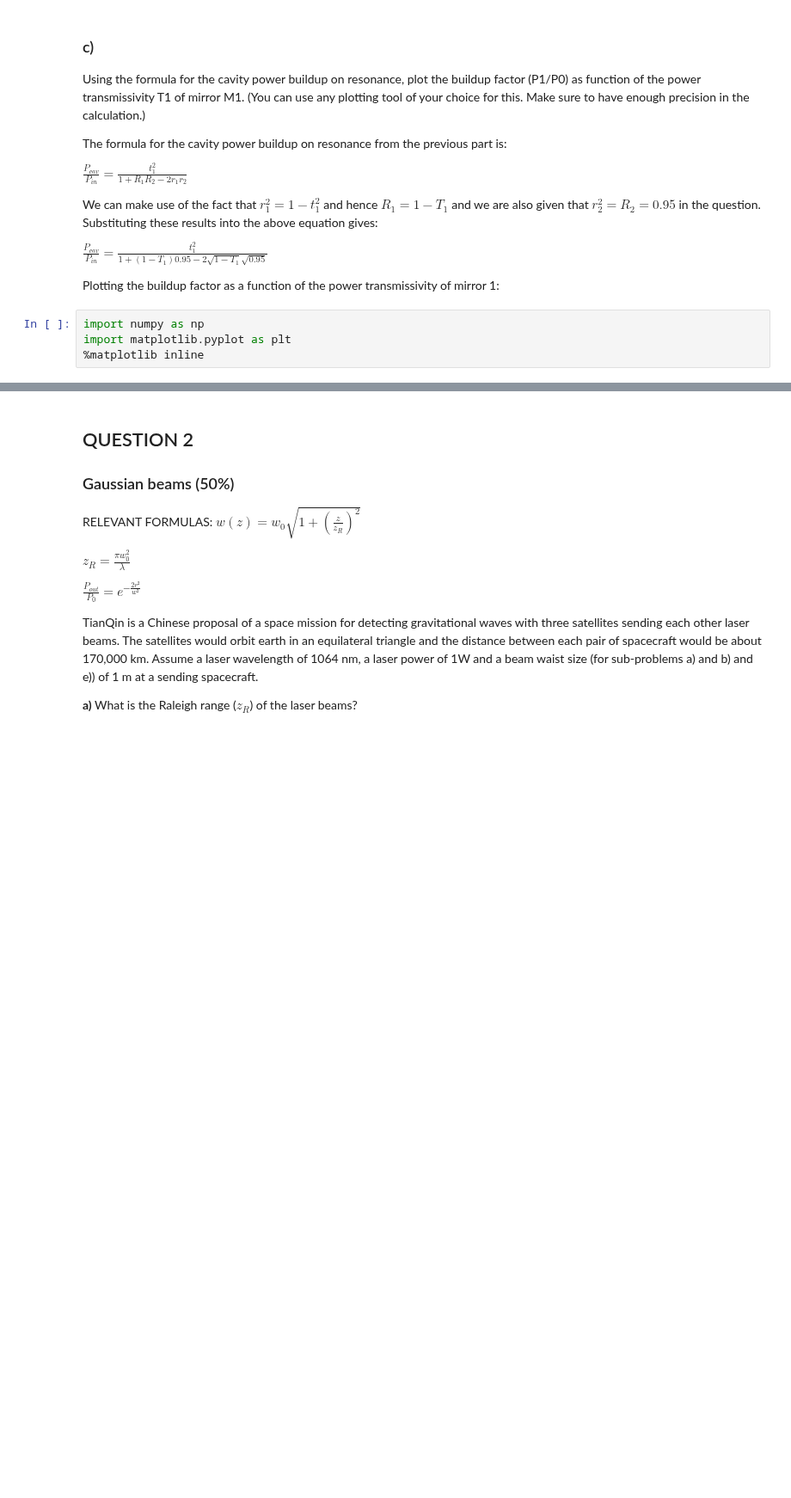
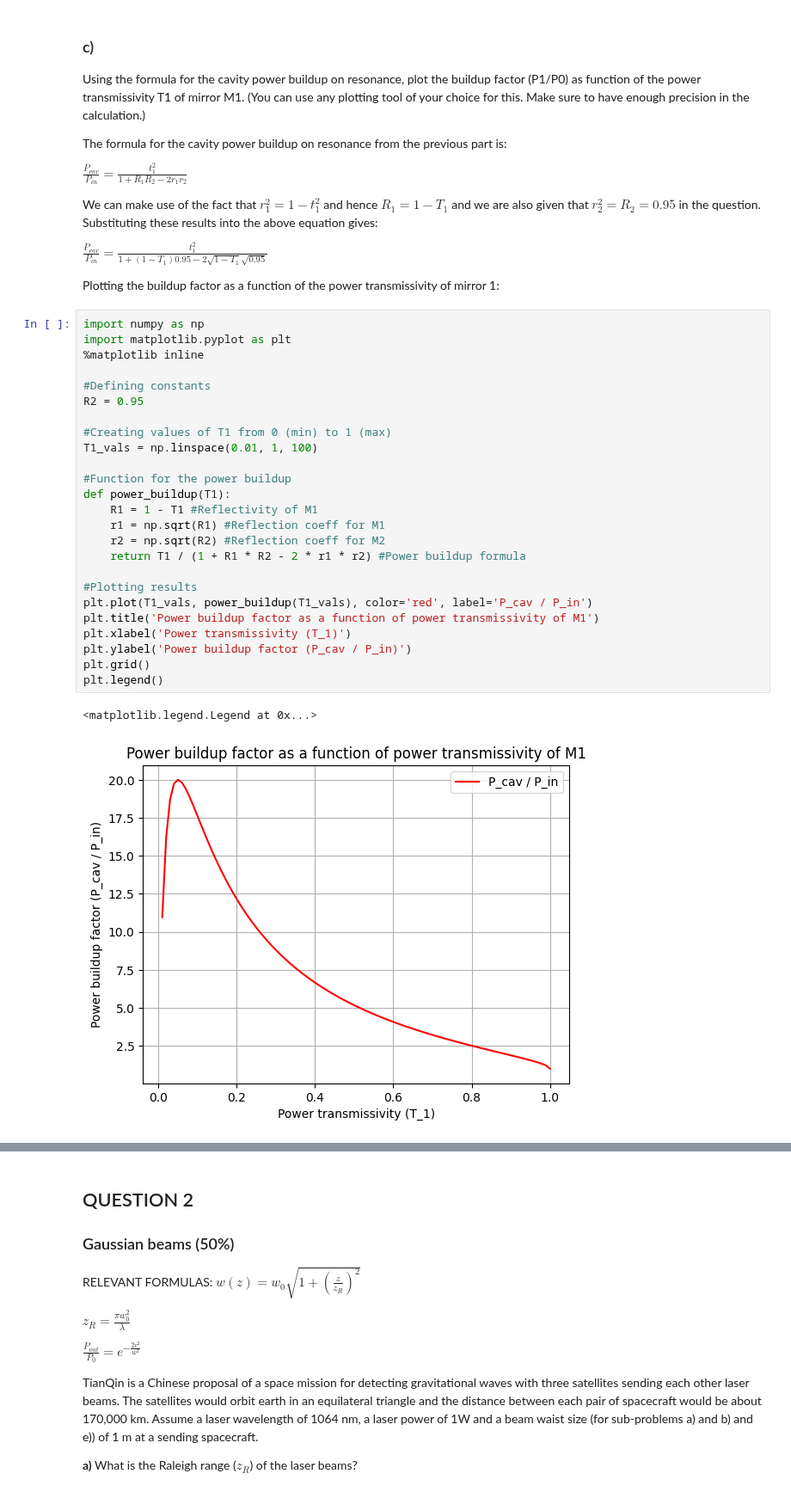
Before and after one commit to Clarke-Henshaw-Miles/extra, a Jupyter notebook: GW/GWCA4.ipynb, the cells around one changed output, grey strips where cells are left out. Shown at 86% size. Saved outputs shown, nothing was run; the diff lists cells and outputs as text; blank space fills up the shorter version.

```diff
--- a/GW/GWCA4.ipynb
+++ b/GW/GWCA4.ipynb
@@ -57,7 +57,31 @@ We can make use of the fact that $r_1^2 = 1 - t_1^2$ and hence $R_1 = 1 - T_1$ a
 $\frac{P_{cav}}{P_{in}} = \frac{t_1^2}{1+(1-T_1)0.95 -2\sqrt{1-T_1}\sqrt{0.95}}$
 
 Plotting the buildup factor as a function of the power transmissivity of mirror 1:
-# %%
-import numpy as np
-import matplotlib.pyplot as plt
-%matplotlib inline
+# %%
+import numpy as np
+import matplotlib.pyplot as plt
+%matplotlib inline
+
+#Defining constants
+R2 = 0.95
+
+#Creating values of T1 from 0 (min) to 1 (max)
+T1_vals = np.linspace(0.01, 1, 100)
+
+#Function for the power buildup
+def power_buildup(T1):
+    R1 = 1 - T1 #Reflectivity of M1
+    r1 = np.sqrt(R1) #Reflection coeff for M1
+    r2 = np.sqrt(R2) #Reflection coeff for M2
+    return T1 / (1 + R1 * R2 - 2 * r1 * r2) #Power buildup formula
+
+#Plotting results
+plt.plot(T1_vals, power_buildup(T1_vals), color='red', label='P_cav / P_in')
+plt.title('Power buildup factor as a function of power transmissivity of M1')
+plt.xlabel('Power transmissivity (T_1)')
+plt.ylabel('Power buildup factor (P_cav / P_in)')
+plt.grid()
+plt.legend()
+# %% [output]
+<matplotlib.legend.Legend at 0x...>
+[figure, added]
```
Also changed, not shown: parts of 1 cell of this notebook.
